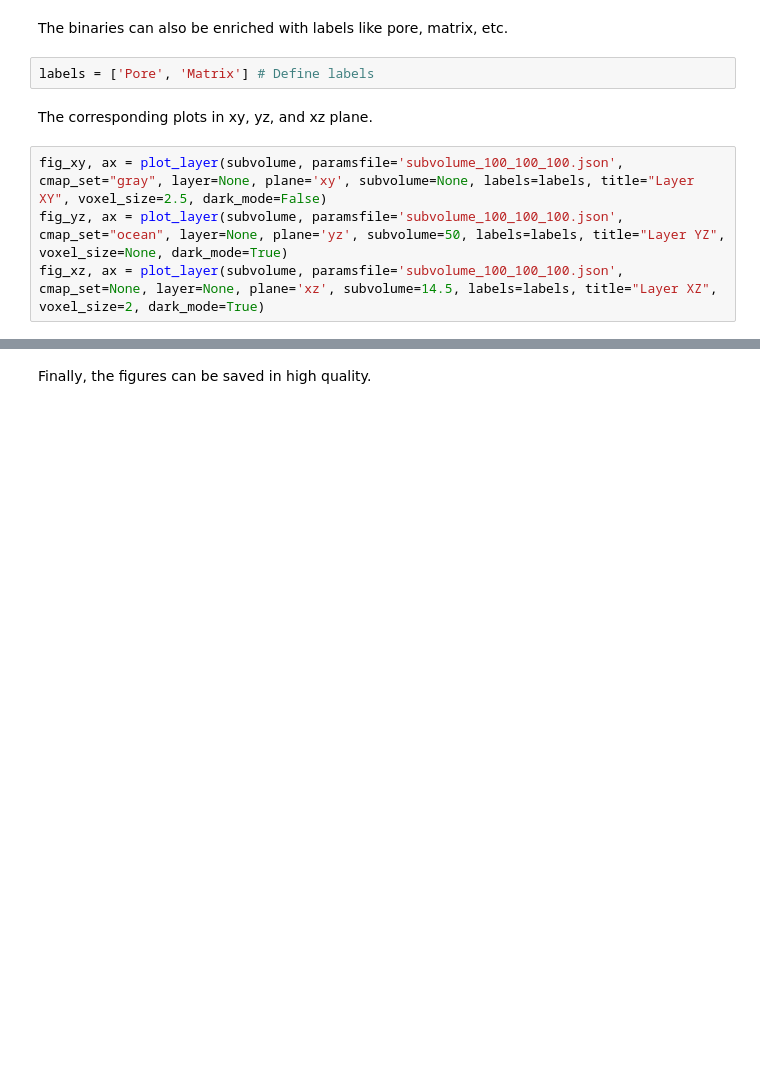
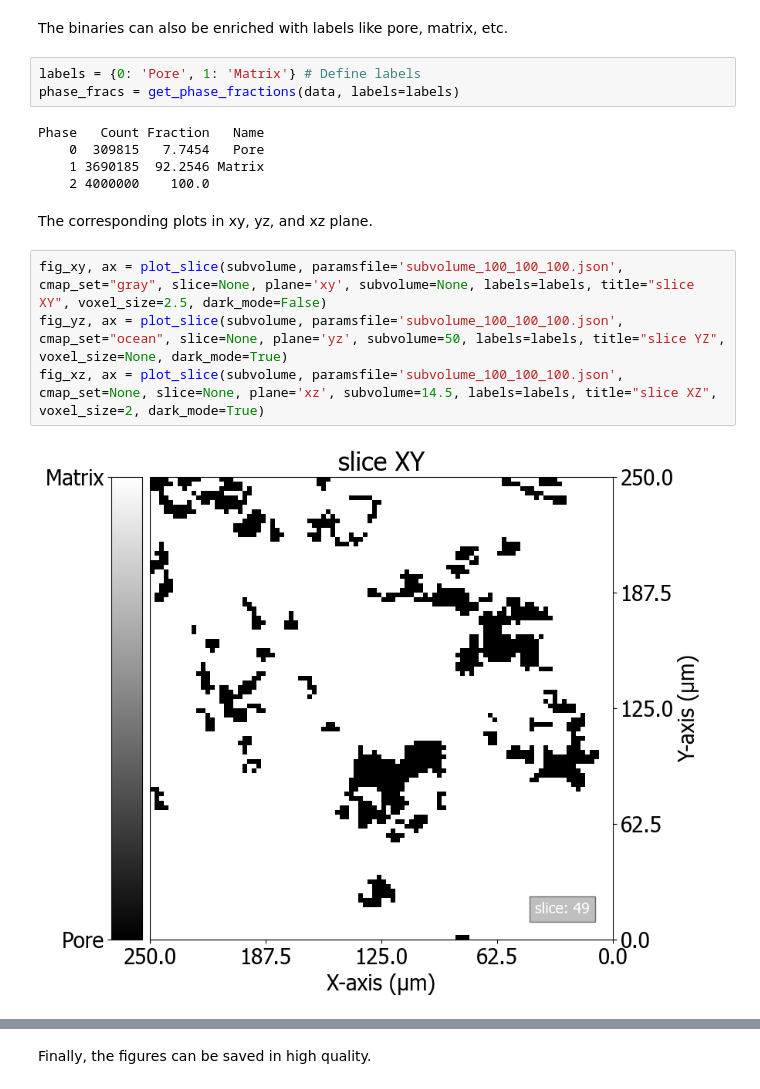
Before and after one commit to m-balcewicz/Digital_Rock_Physics_Template, a Jupyter notebook: examples/get_started_3D_array.ipynb, the cells around one changed output, grey strips where cells are left out. Saved outputs shown, nothing was run; the diff lists cells and outputs as text; blank space fills up the shorter version.

```diff
--- a/examples/get_started_3D_array.ipynb
+++ b/examples/get_started_3D_array.ipynb
@@ -36,10 +48,18 @@ update_parameters_file(paramsfile='subvolume_100_100_100.json', **subvolume_para
 # %% [markdown]
 The binaries can also be enriched with labels like pore, matrix, etc.
 # %%
-labels = ['Pore', 'Matrix'] # Define labels
+labels = {0: 'Pore', 1: 'Matrix'} # Define labels
+phase_fracs = get_phase_fractions(data, labels=labels)
+# %% [output]
+Phase   Count Fraction   Name
+    0  309815   7.7454   Pore
+    1 3690185  92.2546 Matrix
+    2 4000000    100.0
 # %% [markdown]
 The corresponding plots in xy, yz, and xz plane.
 # %%
-fig_xy, ax = plot_layer(subvolume, paramsfile='subvolume_100_100_100.json', cmap_set="gray", layer=None, plane='xy', subvolume=None, labels=labels, title="Layer XY", voxel_size=2.5, dark_mode=False)
-fig_yz, ax = plot_layer(subvolume, paramsfile='subvolume_100_100_100.json', cmap_set="ocean", layer=None, plane='yz', subvolume=50, labels=labels, title="Layer YZ", voxel_size=None, dark_mode=True)
-fig_xz, ax = plot_layer(subvolume, paramsfile='subvolume_100_100_100.json', cmap_set=None, layer=None, plane='xz', subvolume=14.5, labels=labels, title="Layer XZ", voxel_size=2, dark_mode=True)
+fig_xy, ax = plot_slice(subvolume, paramsfile='subvolume_100_100_100.json', cmap_set="gray", slice=None, plane='xy', subvolume=None, labels=labels, title="slice XY", voxel_size=2.5, dark_mode=False)
+fig_yz, ax = plot_slice(subvolume, paramsfile='subvolume_100_100_100.json', cmap_set="ocean", slice=None, plane='yz', subvolume=50, labels=labels, title="slice YZ", voxel_size=None, dark_mode=True)
+fig_xz, ax = plot_slice(subvolume, paramsfile='subvolume_100_100_100.json', cmap_set=None, slice=None, plane='xz', subvolume=14.5, labels=labels, title="slice XZ", voxel_size=2, dark_mode=True)
+# %% [output]
+[figure, added]
```
Also changed, not shown: parts of 6 cells of this notebook, 2 other files.
